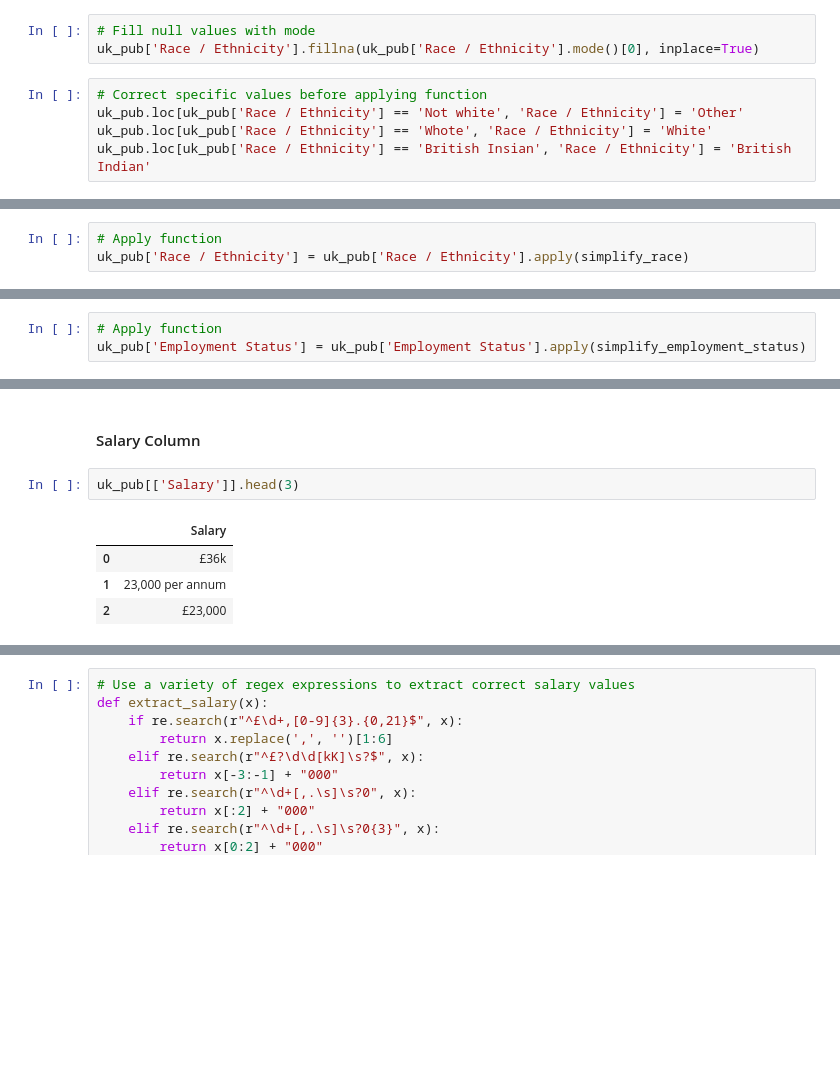
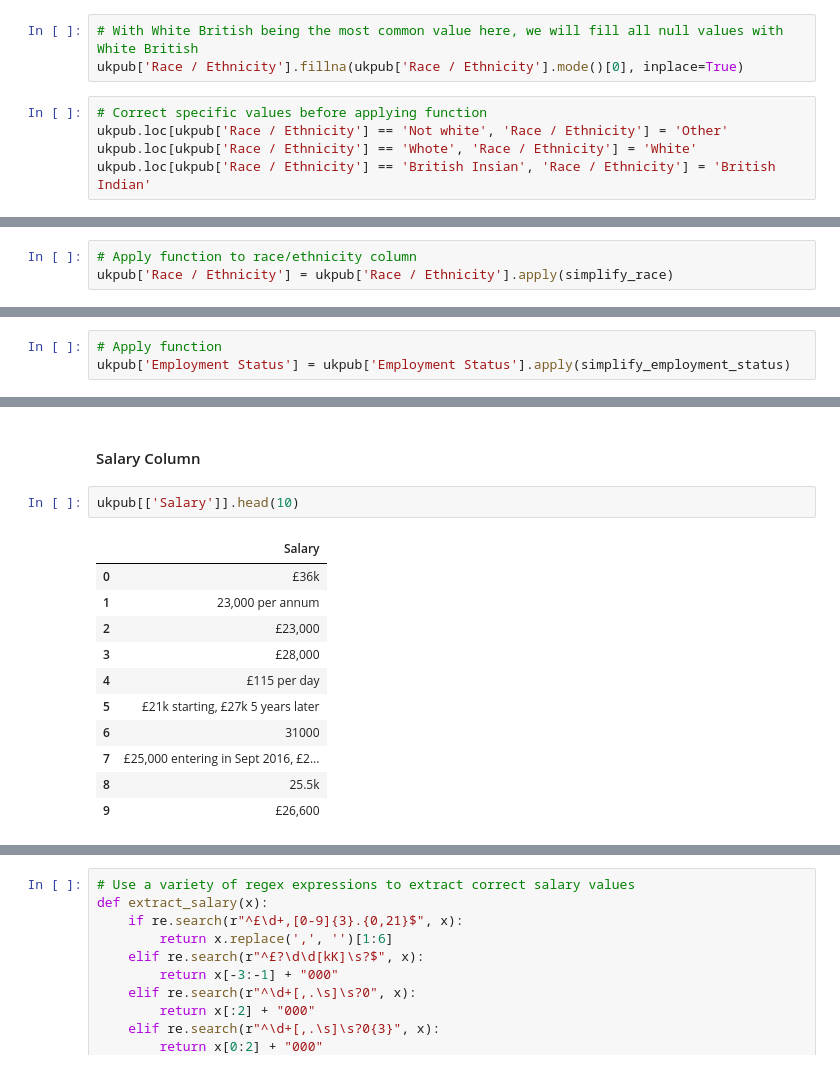
Before and after one commit to dan-grant-hunter/UK_Publishing_Analysis, a Jupyter notebook: book_publishing.ipynb, the cells around one changed output, grey strips where cells are left out. Drawn from its saved outputs; the diff is of its cells as text; blank space fills up the shorter version.

```diff
--- a/book_publishing.ipynb
+++ b/book_publishing.ipynb
@@ -239,8 +254,8 @@ array(['White', 'Black african ', 'British Indian', 'White British',
 # %%
-# Fill null values with mode
-uk_pub['Race / Ethnicity'].fillna(uk_pub['Race / Ethnicity'].mode()[0], inplace=True)
+# With White British being the most common value here, we will fill all null values with White British
+ukpub['Race / Ethnicity'].fillna(ukpub['Race / Ethnicity'].mode()[0], inplace=True)
 # %%
 # Correct specific values before applying function
-uk_pub.loc[uk_pub['Race / Ethnicity'] == 'Not white', 'Race / Ethnicity'] = 'Other'
-uk_pub.loc[uk_pub['Race / Ethnicity'] == 'Whote', 'Race / Ethnicity'] = 'White'
-uk_pub.loc[uk_pub['Race / Ethnicity'] == 'British Insian', 'Race / Ethnicity'] = 'British Indian'
+ukpub.loc[ukpub['Race / Ethnicity'] == 'Not white', 'Race / Ethnicity'] = 'Other'
+ukpub.loc[ukpub['Race / Ethnicity'] == 'Whote', 'Race / Ethnicity'] = 'White'
+ukpub.loc[ukpub['Race / Ethnicity'] == 'British Insian', 'Race / Ethnicity'] = 'British Indian'
@@ -272,7 +274,7 @@ def simplify_race(x):
     else:
         return 'Unknown'
 # %%
-# Apply function
-uk_pub['Race / Ethnicity'] = uk_pub['Race / Ethnicity'].apply(simplify_race)
+# Apply function to race/ethnicity column
+ukpub['Race / Ethnicity'] = ukpub['Race / Ethnicity'].apply(simplify_race)
 # %%
 # Check number of unique values
@@ -314,4 +309,4 @@ def simplify_employment_status(x):
         return 'Other'
 # %%
 # Apply function
-uk_pub['Employment Status'] = uk_pub['Employment Status'].apply(simplify_employment_status)
+ukpub['Employment Status'] = ukpub['Employment Status'].apply(simplify_employment_status)
@@ -327,9 +313,16 @@ uk_pub.head()
 # %% [markdown]
 #### Salary Column
 # %%
-uk_pub[['Salary']].head(3)
+ukpub[['Salary']].head(10)
 # %% [output]
 |  | Salary |
 | 0 | £36k |
 | 1 | 23,000 per annum |
 | 2 | £23,000 |
+| 3 | £28,000 |
+| 4 | £115 per day |
+| 5 | £21k starting, £27k 5 years later |
+| 6 | 31000 |
+| 7 | £25,000 entering in Sept 2016, £2... |
+| 8 | 25.5k |
+| 9 | £26,600 |
```
Also changed, not shown: parts of 138 cells of this notebook.
